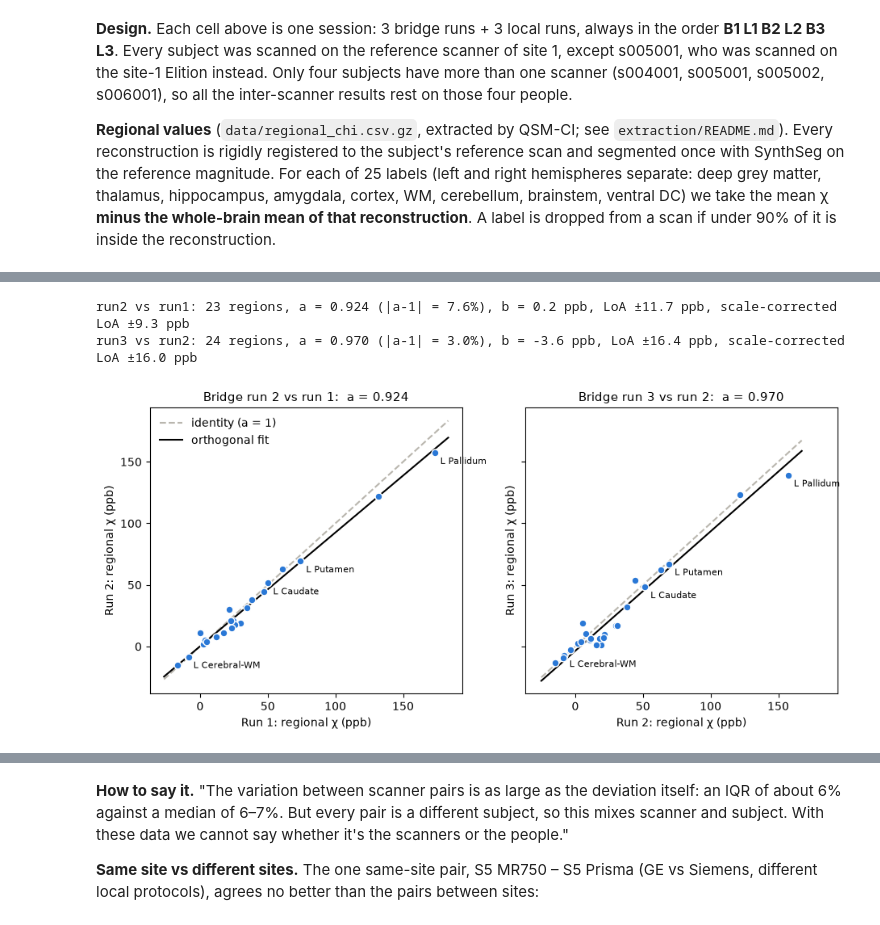
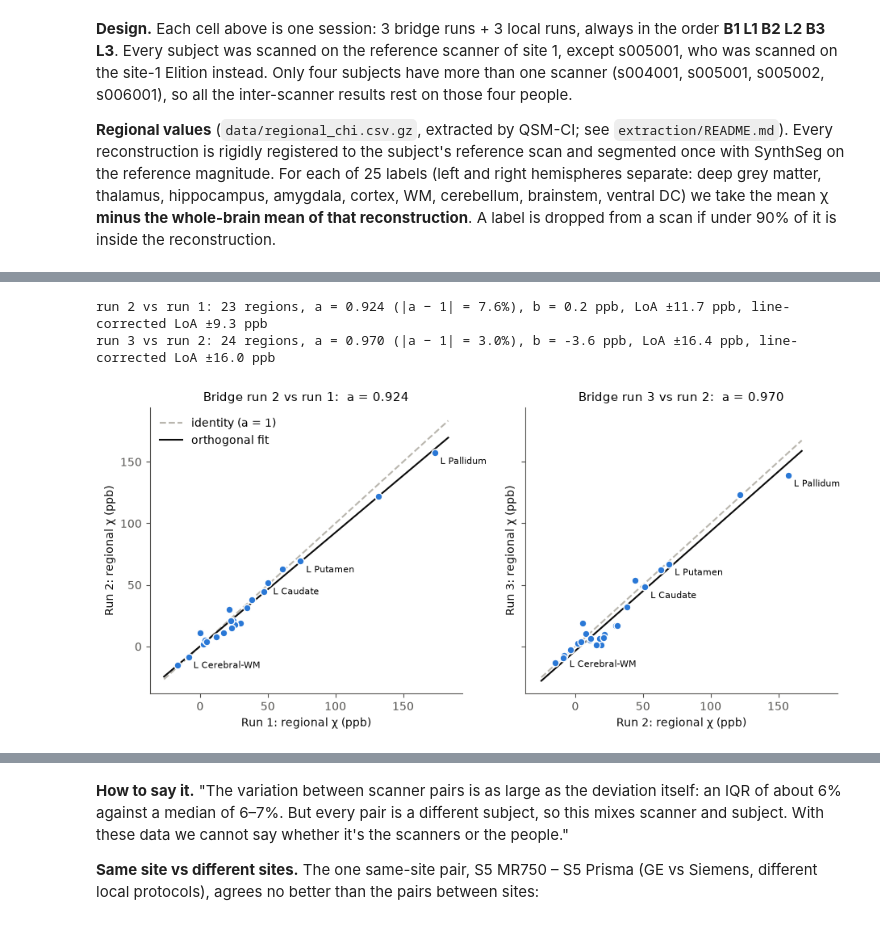
Before and after one commit to astewartau/emtp-travelling-heads, a Jupyter notebook: followup.ipynb, the cells around one changed output, grey strips where cells are left out. Saved outputs shown, nothing was run; the diff lists cells and outputs as text; code cells hidden in the pictures.

Commit message:
Follow-up notebook: code in maths notation (analysis/notation.py), plots described at a high level (figures/src/followup_plots.py)

```diff
--- a/followup.ipynb
+++ b/followup.ipynb
@@ -24,22 +42,18 @@ import json
 import sys
 
 sys.path.insert(0, 'analysis'); sys.path.insert(0, 'figures/src')
-from pathlib import Path
-
 import matplotlib.pyplot as plt
 import numpy as np
 import pandas as pd
-from matplotlib.patches import Patch
 from scipy.stats import binom
 
 import emtp
-import followup  # helper functions only; nothing is written by importing it
+import followup_plots as plots
+from notation import (by, chi_by_label, chi_region, exclude, fit_line, fit_to_reference, having, iqr, leave_one_out,
+                      mean, median, pair_fits, quantile, refit_local_into_bridge, restrict, sd, total, undo_line)
 
 pd.set_option('display.precision', 2)
-FIGDIR = Path('figures/followup'); FIGDIR.mkdir(parents=True, exist_ok=True)
 FU = json.load(open('results/followup/followup.json'))   # the reported follow-up values
-INK, INK2, GRID = '#0b0b0b', '#52514e', '#e4e3df'
-BRIDGE, LOCAL = '#2a78d6', '#eb6834'
 
 
 def check(name, got, expected, tol=0.051):
@@ -48,9 +62,11 @@ def check(name, got, expected, tol=0.051):
     print(f'check ok  {name}: {got:.2f} (followup.json {expected:.2f})')
 
 
-reg = emtp.regions()          # pipeline x acquisition x region: mean chi (ppm, minus the whole-brain mean)
-acq = emtp.acquisitions()     # acquisition -> subject, scanner, protocol, run
-print(f'{reg.pipeline.nunique()} pipelines, {acq.shape[0]} acquisitions, {reg.label.nunique()} regions')
+reg = emtp.regions()                 # data/regional_chi.csv.gz
+acq = emtp.acquisitions()            # acquisition -> subject, scanner, protocol, run
+chi_lab = chi_by_label(reg)          # χ[pipeline, subject, scanner, protocol, run, region], 25 regions (per hemisphere)
+chi = {R: chi_region(reg, R) for R in ('Caudate', 'Pallidum')}   # χ[pipeline, subject, scanner, protocol, run], bilateral
+print(f'{reg.pipeline.nunique()} pipelines, {acq.shape[0]} acquisitions, {reg.region.nunique()} regions')
 acq.groupby(['subject', 'scanner']).size().unstack(fill_value=0)
 # %% [output]
 638 pipelines, 72 acquisitions, 25 regions
@@ -85,38 +101,29 @@ Here is one example. The session is s005001 on the site-1 Elition, bridge protoc
-# %%
-PIPE, SESSION = 'romeo-qsmrs+vsharp-qsmrs+medi-qsmrs', 's005001-site1-elition-bridge'
-v = {r: reg[(reg.pipeline == PIPE) & (reg.acquisition == f'{SESSION}-{r}')].set_index('region').mean_ppm * 1000
-     for r in ('run1', 'run2', 'run3')}
-
-
-def tls_closed_form(x, y):
-    sxx, syy, sxy = np.var(x, ddof=1), np.var(y, ddof=1), np.cov(x, y)[0, 1]
-    return (syy - sxx + np.sqrt((syy - sxx) ** 2 + 4 * sxy ** 2)) / (2 * sxy)
-
-
-fig, axs = plt.subplots(1, 2, figsize=(11, 4.6), sharex=True, sharey=True)
-for ax, (rx, ry) in zip(axs, [('run1', 'run2'), ('run2', 'run3')]):
-    common = v[rx].index.intersection(v[ry].index)
-    x, y = v[rx][common].values, v[ry][common].values
-    f = emtp.fit(x, y)                      # the function used for every pair (works in any unit; here ppb)
-    assert np.isclose(f['slope'], tls_closed_form(x, y))
-    assert np.isclose(emtp.fit(y, x)['slope'], 1 / f['slope'])      # symmetric: swapping the scans gives 1/a
-    print(f"{ry} vs {rx}: {len(common)} regions, a = {f['slope']:.3f} (|a-1| = {100 * abs(f['slope'] - 1):.1f}%), "
-          f"b = {f['intercept_ppm']:.1f} ppb, LoA ±{f['ba_loa_ppm']:.1f} ppb, scale-corrected LoA ±{f['ba_loa_corrected_ppm']:.1f} ppb")
-    lo, hi = min(x.min(), y.min()) - 10, max(x.max(), y.max()) + 10
-    ax.plot([lo, hi], [lo, hi], color='#b9b6ae', ls='--', label='identity (a = 1)')
-    ax.plot([lo, hi], [f['slope'] * lo + f['intercept_ppm'], f['slope'] * hi + f['intercept_ppm']], color='k', label='orthogonal fit')
-    ax.scatter(x, y, s=40, color='#2a78d6', edgecolors='white', zorder=3)
-    for name in ('Left-Pallidum', 'Left-Putamen', 'Left-Caudate', 'Left-Cerebral-WM'):
-        if name in common:
-            ax.annotate(name.replace('Left-', 'L '), (v[rx][name], v[ry][name]), xytext=(5, -10), textcoords='offset points', fontsize=8)
-    ax.set_title(f"Bridge {ry.replace('run', 'run ')} vs {rx.replace('run', 'run ')}:  a = {f['slope']:.3f}", fontsize=11)
-    ax.set_xlabel(f"{rx.replace('run', 'Run ')}: regional χ (ppb)"); ax.set_ylabel(f"{ry.replace('run', 'Run ')}: regional χ (ppb)")
-axs[0].legend(frameon=False)
-fig.savefig(FIGDIR / 'example_fit.png', dpi=200, bbox_inches='tight')
-# %% [output]
-run2 vs run1: 23 regions, a = 0.924 (|a-1| = 7.6%), b = 0.2 ppb, LoA ±11.7 ppb, scale-corrected LoA ±9.3 ppb
-run3 vs run2: 24 regions, a = 0.970 (|a-1| = 3.0%), b = -3.6 ppb, LoA ±16.4 ppb, scale-corrected LoA ±16.0 ppb
-[figure, removed]
+# %%
+def tls_slope(x, y):
+    """The closed form above."""
+    sxx, syy, sxy = x.var(), y.var(), x.cov(y)
+    return (syy - sxx + np.sqrt((syy - sxx) ** 2 + 4 * sxy ** 2)) / (2 * sxy)
+
+
+session = restrict(chi_lab, pipeline='romeo-qsmrs+vsharp-qsmrs+medi-qsmrs', subject='s005001', scanner='site1-elition', protocol='bridge')
+run = {k: by(session, 'run')[f'run{k}'].droplevel(['pipeline', 'subject', 'scanner', 'protocol']) for k in (1, 2, 3)}   # χ_i per region
+
+panels = []
+for i, j in ((1, 2), (2, 3)):
+    regions = run[i].index.intersection(run[j].index)              # regions present in both scans
+    x, y = run[i][regions], run[j][regions]
+    a, b = tls_slope(x, y), y.mean() - tls_slope(x, y) * x.mean()
+    assert np.isclose((a, b), fit_line(x, y)).all()               # = the fit used for every pair
+    assert np.isclose(tls_slope(y, x), 1 / a)                       # swapping the scans gives 1/a
+    loa, loa_line = 1.96 * sd(y - x), 1.96 * sd(y - (a * x + b))
+    print(f'run {j} vs run {i}: {len(regions)} regions, a = {a:.3f} (|a − 1| = {100 * abs(a - 1):.1f}%), b = {b:.1f} ppb, '
+          f'LoA ±{loa:.1f} ppb, line-corrected LoA ±{loa_line:.1f} ppb')
+    panels.append((f'Bridge run {j} vs run {i}:  a = {a:.3f}', f'Run {i}: regional χ (ppb)', f'Run {j}: regional χ (ppb)', x, y, (a, b)))
+plots.example_fit(panels, name='example_fit')
+# %% [output]
+run 2 vs run 1: 23 regions, a = 0.924 (|a − 1| = 7.6%), b = 0.2 ppb, LoA ±11.7 ppb, line-corrected LoA ±9.3 ppb
+run 3 vs run 2: 24 regions, a = 0.970 (|a − 1| = 3.0%), b = -3.6 ppb, LoA ±16.4 ppb, line-corrected LoA ±16.0 ppb
+[figure, added]
 # %% [markdown]
 Note what drives the slope: a few high-χ regions (pallidum, putamen) sit far from the rest, so they have most of the leverage. The cortex, WM and cerebellum cluster near zero. A slope deviation is therefore mostly saying "deep grey matter is scaled up or down relative to the rest of the brain".
 
```
Also changed, not shown: parts of 60 cells of this notebook, 14 other files.
